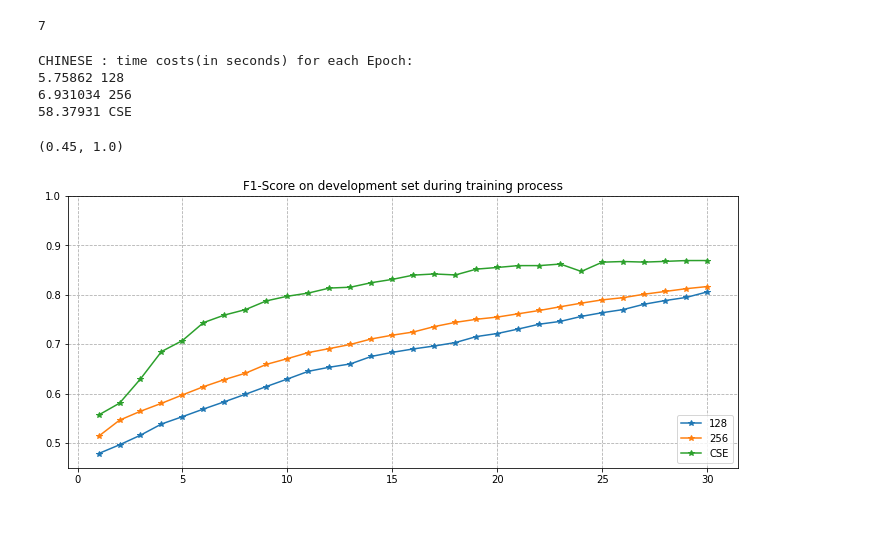
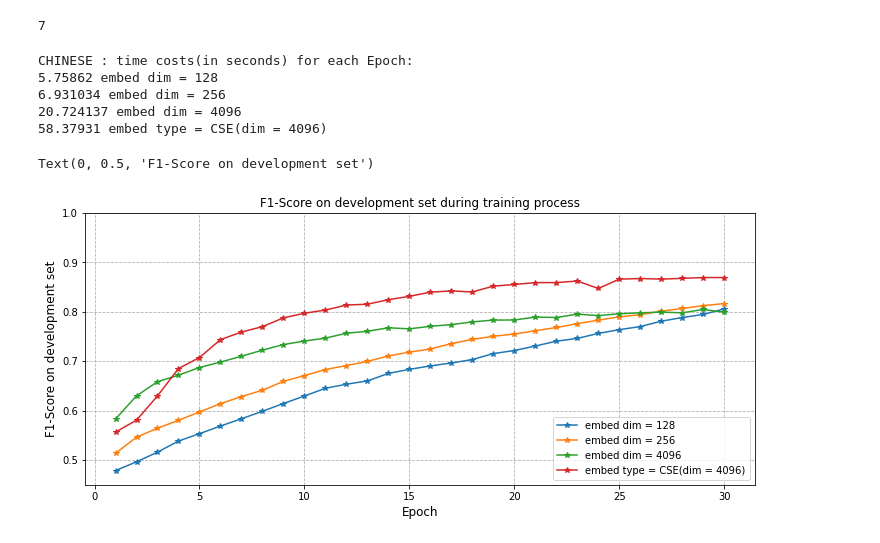
Before and after one commit to wuqi0704/MasterThesis_Tokenization, a Jupyter notebook: flair/plots.ipynb, the cells around one changed output. Saved outputs shown, nothing was run; the diff lists cells and outputs as text; code cells hidden in the pictures.

```diff
--- a/flair/plots.ipynb
+++ b/flair/plots.ipynb
@@ -670,38 +670,40 @@ import matplotlib.pyplot as plt
 import datetime
 path = '/Users/qier/Downloads/Tagger/'
 col_names = ['TIMESTAMP','BAD_EPOCHS','LEARNING_RATE','TRAIN_LOSS','DEV_LOSS','DEV_F1_Score']
 plt.figure(figsize=[12,5])
 lan = 'CHINESE'
 model_names = [ f'5/{lan}_128',
                 f'5/{lan}_256',
-                f'2/{lan}_4096',
+                f'6/4096_{lan}',
                 f'5/{lan}_CSE',
                 ]
-label_names = ['128','256','CSE']
+label_names = ['embed dim = 128','embed dim = 256','embed dim = 4096','embed type = CSE(dim = 4096)']
 
 print(lan,': time costs(in seconds) for each Epoch:')
 for i,name in enumerate(model_names):
     a = pd.read_csv(path+name+'/loss.tsv',sep = '\t').dropna(axis=1)
     a.columns=col_names
     # print time cost
     a_time = a.TIMESTAMP.apply(lambda x: datetime.datetime.strptime(x, '%H:%M:%S'))
     a_time_diff = [(a_time[k] - a_time[k-1]) for k in np.arange(2,len(a_time)+1)]
     for ele in a_time_diff: # get rid of some overnight timestamp
         if ele.total_seconds() < 0: a_time_diff.remove(ele)
     print(np.mean(a_time_diff).total_seconds(),label_names[i])
     #plot Dev Recall score
     plt.plot(a['DEV_F1_Score'],'-*',label = label_names[i])
 print('\n')
 plt.legend(loc = 'lower right')
 plt.title(lan)
 plt.grid(ls='--')
 plt.title('F1-Score on development set during training process')
 plt.ylim(0.45,1.0)
-# ax.set(xlabel='Epoch', ylabel='Recall-score')
+plt.xlabel('Epoch',fontsize=12)
+plt.ylabel('F1-Score on development set',fontsize=12)
 # %% [output]
 CHINESE : time costs(in seconds) for each Epoch:
-5.75862 128
-6.931034 256
-58.37931 CSE
+5.75862 embed dim = 128
+6.931034 embed dim = 256
+20.724137 embed dim = 4096
+58.37931 embed type = CSE(dim = 4096)
-(0.45, 1.0)
+Text(0, 0.5, 'F1-Score on development set')
-[figure, old version]
+[figure, new version]
```
Also changed, not shown: parts of 1 cell of this notebook, 1 other file.
